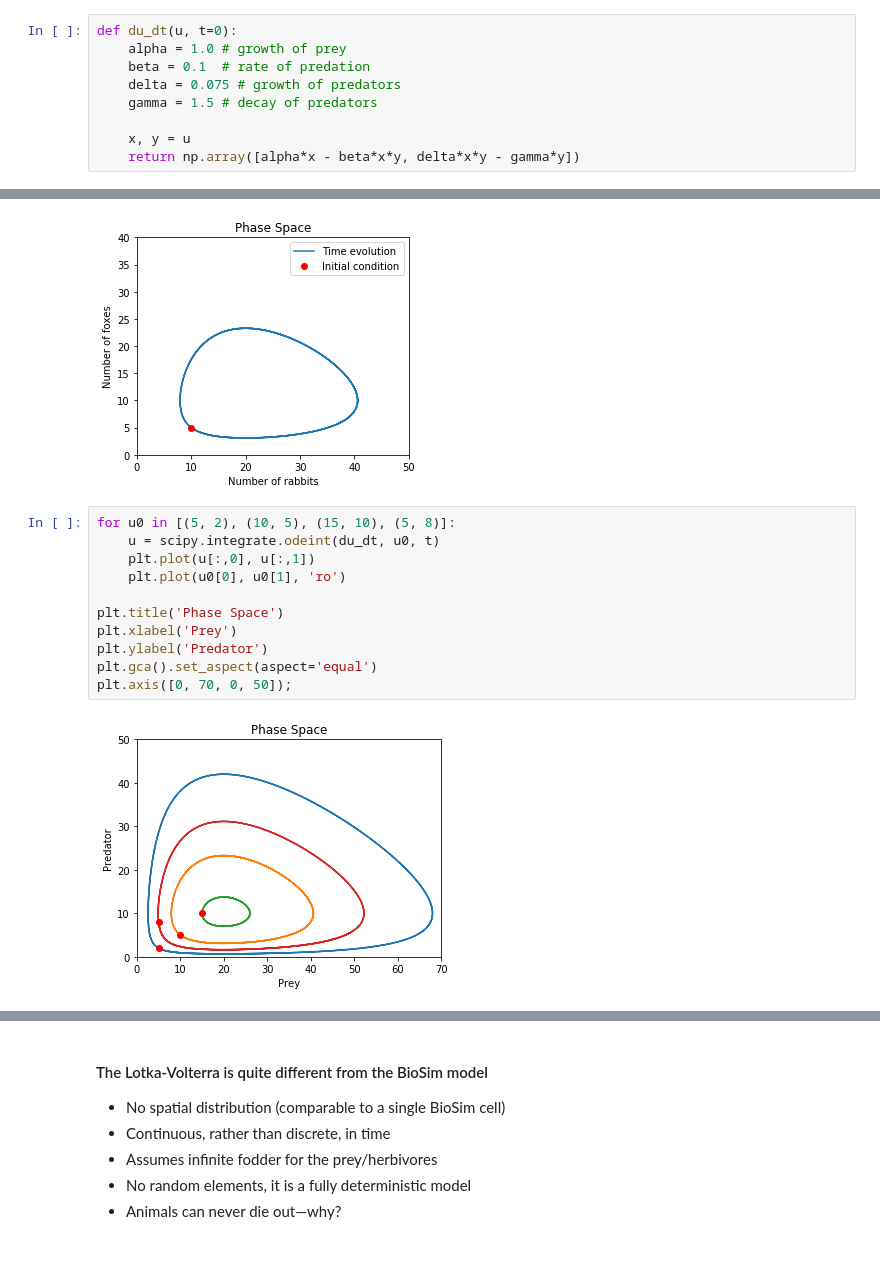
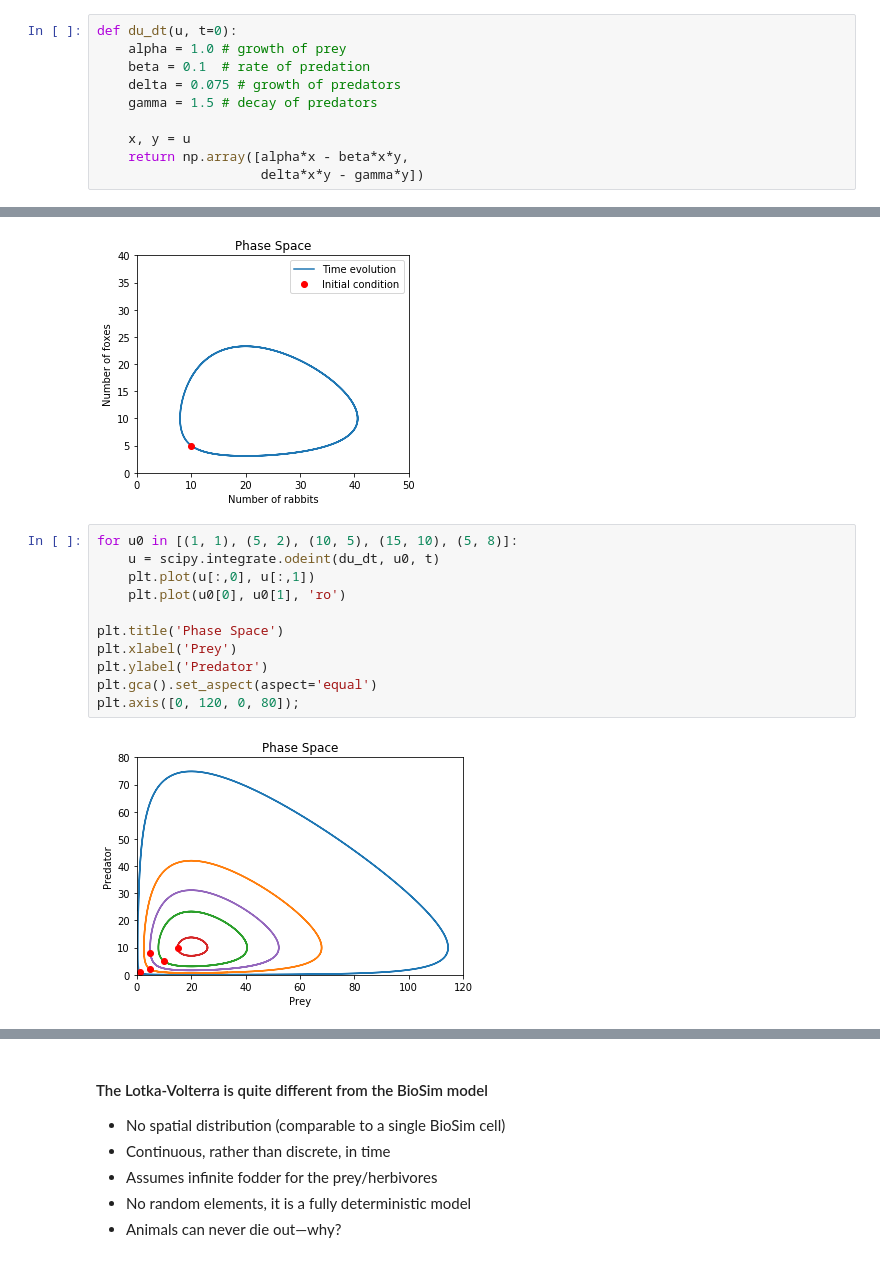
Before and after one commit to heplesser/nmbu_inf200_june2020, a Jupyter notebook: lectures/INF200_H19_J06_ModelDynamics.ipynb, the cells around one changed output, grey strips where cells are left out. Drawn from its saved outputs; the diff is of its cells as text.

```diff
--- a/lectures/INF200_H19_J06_ModelDynamics.ipynb
+++ b/lectures/INF200_H19_J06_ModelDynamics.ipynb
@@ -41,7 +41,8 @@ def du_dt(u, t=0):
     gamma = 1.5 # decay of predators
 
     x, y = u
-    return np.array([alpha*x - beta*x*y, delta*x*y - gamma*y])
+    return np.array([alpha*x - beta*x*y,
+                     delta*x*y - gamma*y])
 # %%
 t = np.linspace(0, 15, 100001)
 u = scipy.integrate.odeint(du_dt, (10, 5), t)
@@ -69,18 +69,18 @@ plt.legend(['Time evolution', 'Initial condition']);
 # %% [output]
 [figure]
 # %%
-for u0 in [(5, 2), (10, 5), (15, 10), (5, 8)]:
+for u0 in [(1, 1), (5, 2), (10, 5), (15, 10), (5, 8)]:
     u = scipy.integrate.odeint(du_dt, u0, t)
     plt.plot(u[:,0], u[:,1])
     plt.plot(u0[0], u0[1], 'ro')
 
 plt.title('Phase Space')
 plt.xlabel('Prey')
 plt.ylabel('Predator')
 plt.gca().set_aspect(aspect='equal')
-plt.axis([0, 70, 0, 50]);
+plt.axis([0, 120, 0, 80]);
 # %% [output]
-[figure, old version]
+[figure, new version]
 # %%
 # Plot trajectories
 values = ((6, 3), (9, 4), (12, 6), (15, 8), (18, 9))
```
Also changed, not shown: parts of 69 cells of this notebook, 1 other file.
